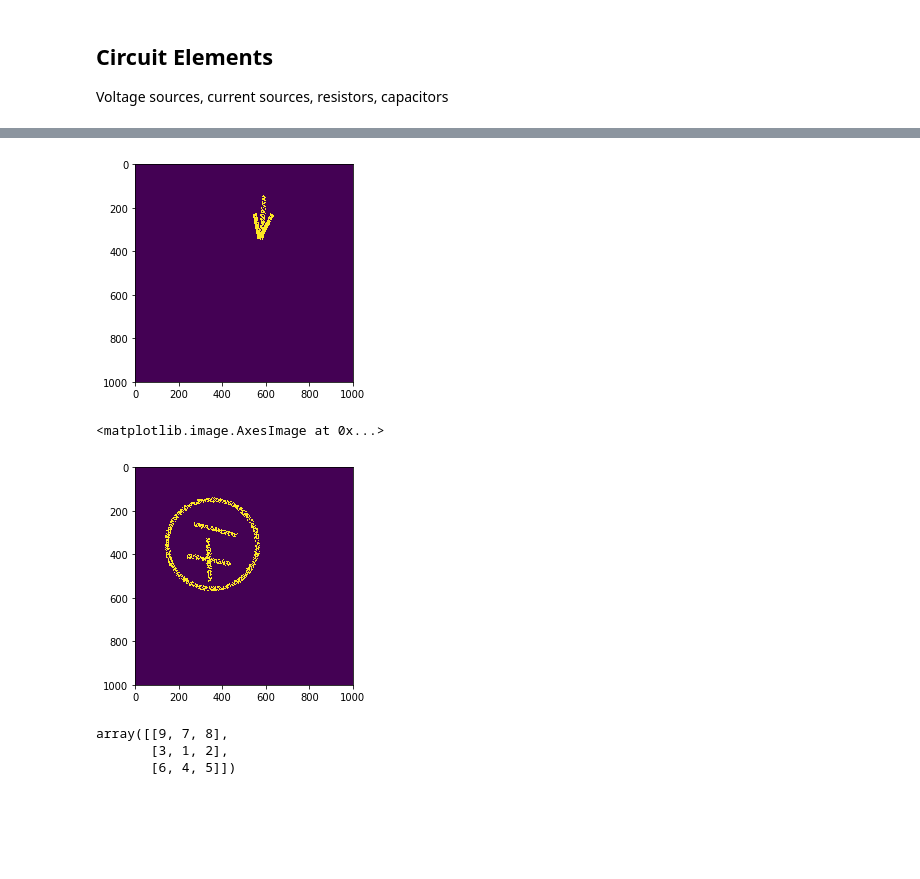
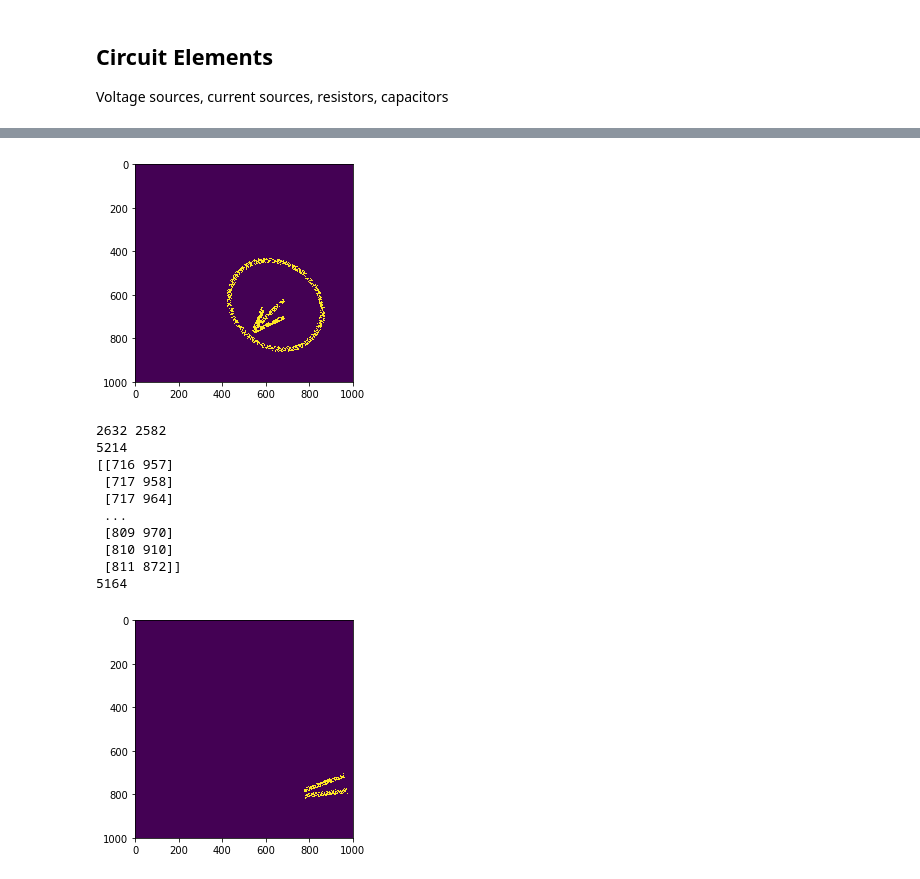
Before and after one commit to Sean-OB/circuits, a Jupyter notebook: Synthetic Circuit Element Creator.ipynb, the cells around one changed output, grey strips where cells are left out. Saved outputs shown, nothing was run; the diff lists cells and outputs as text; code cells hidden in the pictures; blank space fills up the shorter version.

```diff
--- a/Synthetic Circuit Element Creator.ipynb
+++ b/Synthetic Circuit Element Creator.ipynb
@@ -345,22 +296,23 @@ def current_source_mask(size, center, thickness, theta, grid_size, noisy=False):
 # %%
-arr = arrow(GRID_SIZE//5, None, GRID_SIZE//100, 0, GRID_SIZE, True)
-plt.imshow(arr)
+cs = current_source_mask(GRID_SIZE//5, None, GRID_SIZE//100, 45, GRID_SIZE, True)
+plt.imshow(cs)
 plt.show()
 # %% [output]
-[figure, old version]
+[figure, new version]
 # %%
-GRID_SIZE=1000
-v = voltage_source_mask(GRID_SIZE//5, None, GRID_SIZE//100, 0, GRID_SIZE, True)
-plt.imshow(v)
+cap = capacitor(GRID_SIZE//5, None, GRID_SIZE//100, 0, GRID_SIZE, True)
+print(np.count_nonzero(cap))
+plt.imshow(cap)
+plt.show()
 # %% [output]
-<matplotlib.image.AxesImage at 0x...>
+2632 2582
+5214
+[[716 957]
+ [717 958]
+ [717 964]
+ ...
+ [809 970]
+ [810 910]
+ [811 872]]
+5164
-[figure, old version]
+[figure, new version]
-# %%
-x = np.array([[1, 2, 3],
-             [4, 5, 6],
-             [7, 8, 9]])
-np.roll(x, (1, 1), axis=(0, 1))
-# %% [output]
-array([[9, 7, 8],
-       [3, 1, 2],
-       [6, 4, 5]])
```
Also changed, not shown: parts of 5 cells of this notebook.
